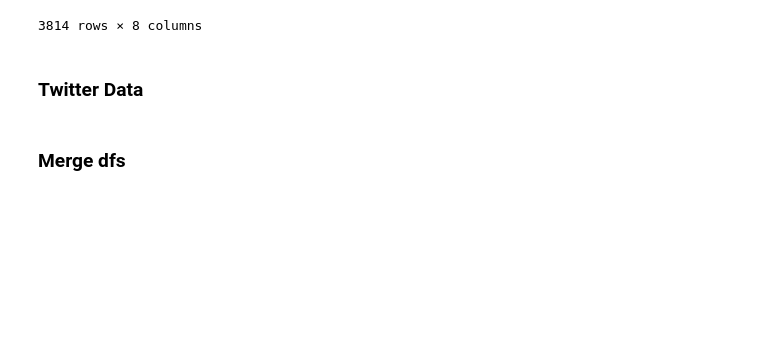
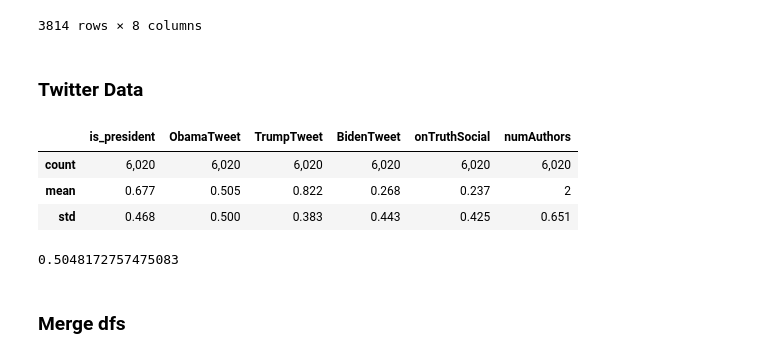
Before and after one commit to jzuckerman1/TwitterDissemination, a Jupyter notebook: hypothesis_test.ipynb, the cells around one changed output. Saved outputs shown, nothing was run; the diff lists cells and outputs as text; code cells hidden in the pictures; blank space fills up the shorter version.

Commit message:
Adds descriptive tables (+formatting)

```diff
--- a/hypothesis_test.ipynb
+++ b/hypothesis_test.ipynb
@@ -150,6 +150,52 @@ daily_tweets = tweets.groupby(['date']).agg({
     'author': lambda x: ', '.join(x.unique()), # Lists unique authors for that day
     'platform': lambda x: ', '.join(x.unique()) # Lists unique sites posted on for that day
 }).reset_index()
+# %%
+descriptive_stats = daily_tweets
+
+descriptive_stats['ObamaTweet'] = descriptive_stats['author'].apply(lambda x: 'obama' in x.lower()).astype(int)
+descriptive_stats['TrumpTweet'] = descriptive_stats['author'].apply(lambda x: 'trump' in x.lower()).astype(int)
+descriptive_stats['BidenTweet'] = descriptive_stats['author'].apply(lambda x: 'biden' in x.lower()).astype(int)
+descriptive_stats['onTruthSocial'] = descriptive_stats['platform'].apply(lambda x: 'truth social' in x.lower()).astype(int)
+descriptive_stats['numAuthors'] = descriptive_stats['author'].apply(lambda x: 1 + x.count(',')).astype(int) # comma + 1 is num authors
+descriptive_stats = descriptive_stats.describe()
+
+cols = descriptive_stats.describe().columns
+descriptive_stats = descriptive_stats[cols]
+for c in cols:
+    if c == 'date':
+        descriptive_stats[c] = pd.to_datetime(descriptive_stats[c]).dt.strftime("%d-%b-%Y")
+    else:
+        descriptive_stats[c] = descriptive_stats[c].apply(lambda x: f'{x:,.3f}' if (x < 1) else f'{x:,.0f}')
+
+# descriptive_stats.columns = [
+#     'Date', 'Likes', 'Retweets', "Quotes", "Replies"
+# ]
+
+descriptive_stats.drop([
+    'min', '25%', '50%','75%','max'
+                        ], axis=0, inplace=True)
+
+latex = descriptive_stats.to_latex(
+    index=True,
+    float_format="%.2f",
+    caption="Descriptive Statistics",
+    label="tab:descstats",
+    bold_rows=True
+)
+
+with open("table.tex", "w") as f:
+    f.write(latex)
+descriptive_stats
+# %% [output]
+|  | is_president | ObamaTweet | TrumpTweet | BidenTweet | onTruthSocial | numAuthors |
+| count | 6,020 | 6,020 | 6,020 | 6,020 | 6,020 | 6,020 |
+| mean | 0.677 | 0.505 | 0.822 | 0.268 | 0.237 | 2 |
+| std | 0.468 | 0.500 | 0.383 | 0.443 | 0.425 | 0.651 |
+# %%
+len(daily_tweets[daily_tweets['TrumpTweet'] == 1]) / len(daily_tweets)
+# %% [output]
+0.5048172757475083
 # %% [markdown]
 ### Merge dfs
 # %%
```
Also changed, not shown: parts of 5 cells of this notebook, 3 other files.
